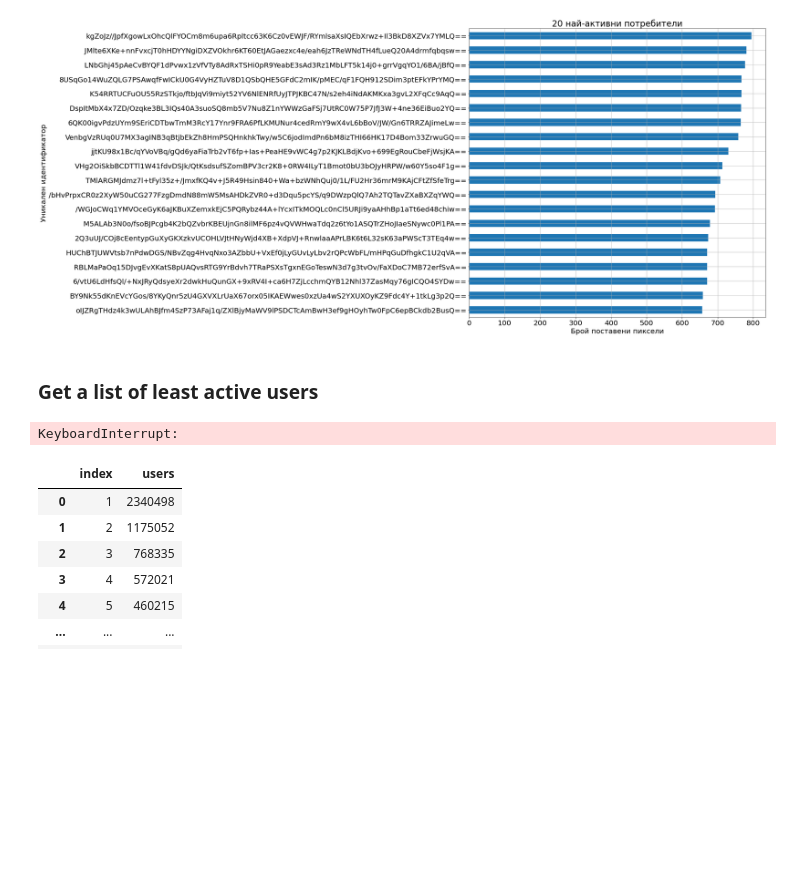
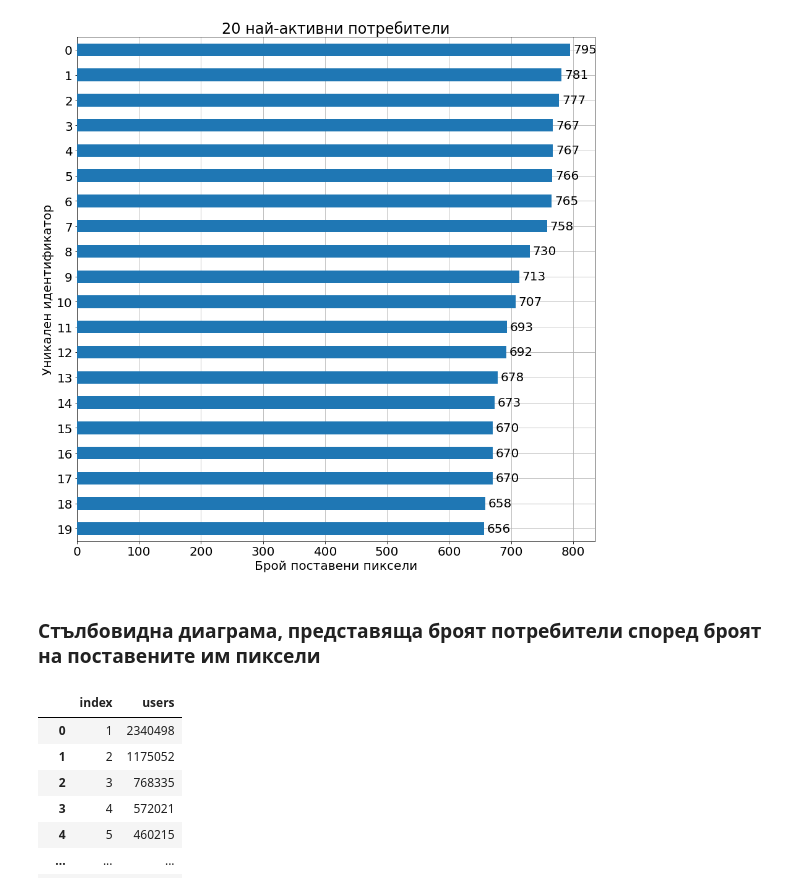
Before and after one commit to Denis-Iv/Analyzing-Social-Experiment, a Jupyter notebook: visualize_data.ipynb, the cells around one changed output. Saved outputs shown, nothing was run; the diff lists cells and outputs as text; code cells hidden in the pictures; blank space fills up the shorter version.

Commit message:
Add markdown outlines, translate chart and other text to BG

```diff
--- a/visualize_data.ipynb
+++ b/visualize_data.ipynb
@@ -31,2 +32,2 @@ ddf_users.head(15)
 # %%
-active_users = ddf_users.user_id.value_counts().compute()
+all_users = ddf_users.user_id.value_counts().compute().reset_index(name='num')
@@ -33,4 +36,4 @@ active_users = ddf_users.user_id.value_counts().compute()
 # %%
-most_active_users = active_users.head(20)
+most_active_users = all_users.head(20)
 most_active_users
 # %% [output]
@@ -54,18 +57,25 @@ Name: user_id, dtype: int64
 # %%
-plot = most_active_users.plot(figsize=(15,15), kind='barh')
+plot = most_active_users.plot(figsize=(15,15), kind='barh', zorder=3)
 plot.set_xscale('linear')
 plot.set_xlabel('Брой поставени пиксели')
 plot.set_ylabel('Уникален идентификатор')
 plot.set_title('20 най-активни потребители')
 plot.invert_yaxis()
 plot.grid(visible=True)
+
+y_tick_labels = []
+for label in plot.get_yticklabels():
+    y_tick_labels.append(label.get_text()[0:15])
+
+plot.set_yticklabels(y_tick_labels)
+plot.grid(visible=True, zorder=0)
+
+bar_labels = plot.containers[0]
+plot.axes.bar_label(bar_labels, padding=5)
+
+plot.get_legend().remove()
 # %% [output]
-[figure, old version]
+[figure, new version]
-# %% [markdown]
-### Get a list of least active users
-# %%
-least_active_users = ddf_users.user_id.value_counts().compute().reset_index(name='num')
-least_active_users
-# %% [output]
-KeyboardInterrupt:
+# %% [markdown]
+### Стълбовидна диаграма, представяща броят потребители според броят на поставените им пиксели
 # %%
```
Also changed, not shown: parts of 24 cells of this notebook.
